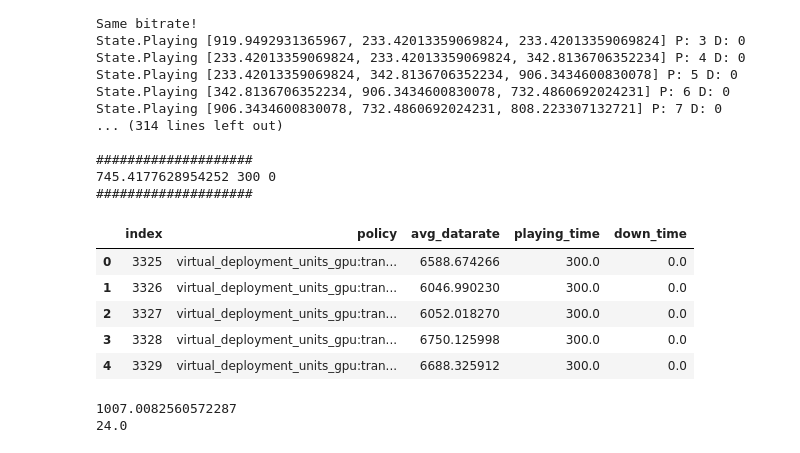
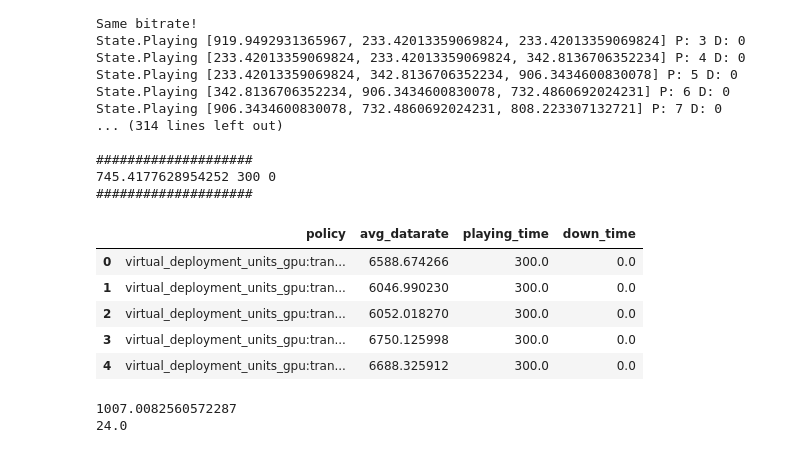
Before and after one commit to CN-UPB/Pishahang, a Jupyter notebook: pish-examples/experiment-client/app/vlc_experiment_client.ipynb, the cells around one changed output. Drawn from its saved outputs; the diff is of its cells as text; code cells hidden in the pictures.

```diff
--- a/pish-examples/experiment-client/app/vlc_experiment_client.ipynb
+++ b/pish-examples/experiment-client/app/vlc_experiment_client.ipynb
@@ -226,15 +226,16 @@ State.Playing [906.3434600830078, 732.4860692024231, 808.223307132721] P: 7 D: 0
 745.4177628954252 300 0
 ####################
 # %%
+policy_trace = policy_trace.drop('index', axis=1)
 policy_trace.to_csv('./data/{}_{}m_policy_qos_results.csv'.format(EXPERIMENT_START_TIME, LOOK_AHEAD))
 policy_trace.head()
 # %% [output]
-|  | index | policy | avg_datarate | playing_time | down_time |
-| 0 | 3325 | virtual_deployment_units_gpu:tran... | 6588.674266 | 300.0 | 0.0 |
-| 1 | 3326 | virtual_deployment_units_gpu:tran... | 6046.990230 | 300.0 | 0.0 |
-| 2 | 3327 | virtual_deployment_units_gpu:tran... | 6052.018270 | 300.0 | 0.0 |
-| 3 | 3328 | virtual_deployment_units_gpu:tran... | 6750.125998 | 300.0 | 0.0 |
-| 4 | 3329 | virtual_deployment_units_gpu:tran... | 6688.325912 | 300.0 | 0.0 |
+|  | policy | avg_datarate | playing_time | down_time |
+| 0 | virtual_deployment_units_gpu:tran... | 6588.674266 | 300.0 | 0.0 |
+| 1 | virtual_deployment_units_gpu:tran... | 6046.990230 | 300.0 | 0.0 |
+| 2 | virtual_deployment_units_gpu:tran... | 6052.018270 | 300.0 | 0.0 |
+| 3 | virtual_deployment_units_gpu:tran... | 6750.125998 | 300.0 | 0.0 |
+| 4 | virtual_deployment_units_gpu:tran... | 6688.325912 | 300.0 | 0.0 |
 # %%
 fig, ax1 = plt.subplots(figsize=(10,5))
 plt.xticks(rotation=90)
```
Also changed, not shown: parts of 1 cell of this notebook, 2 other files.
